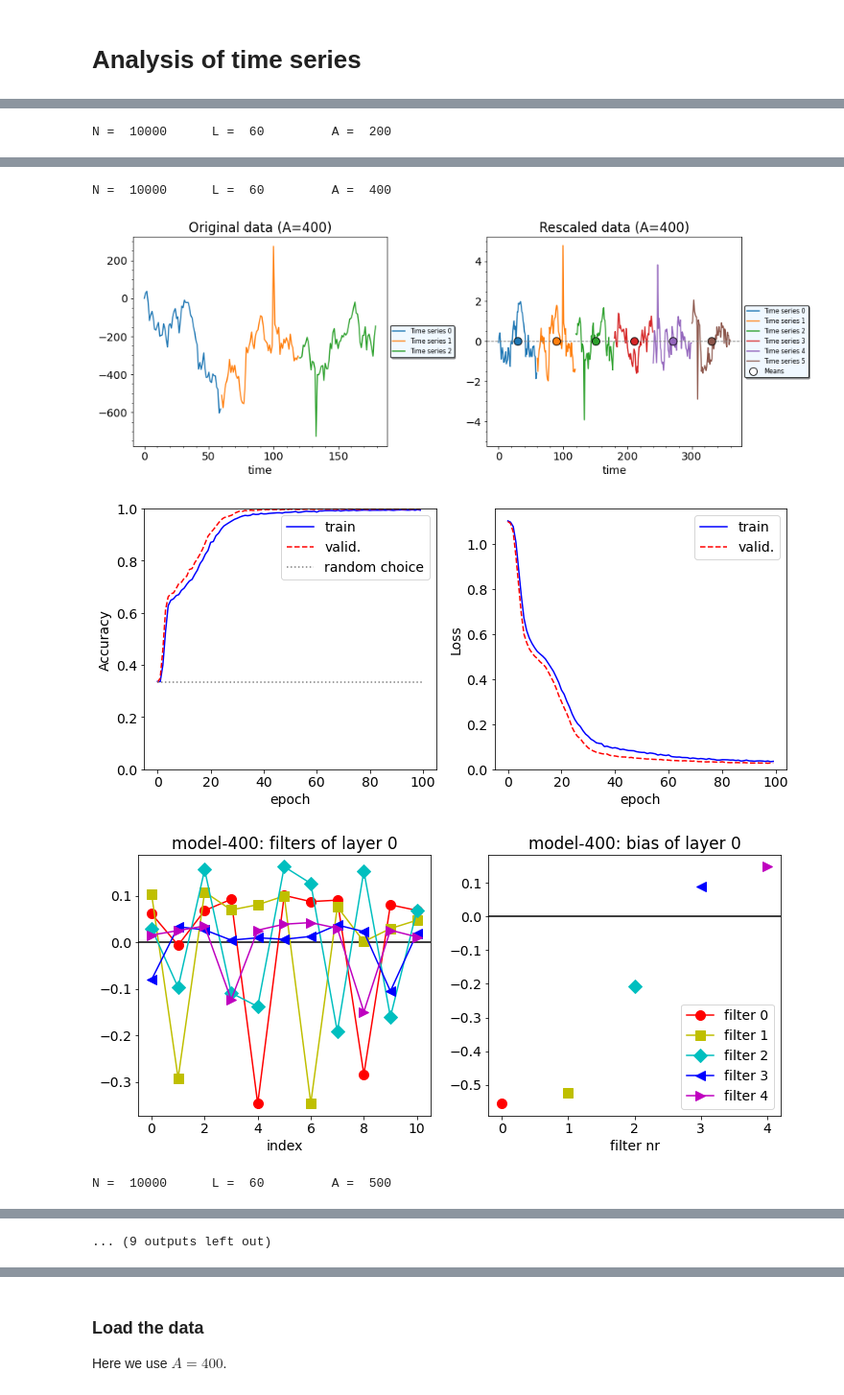
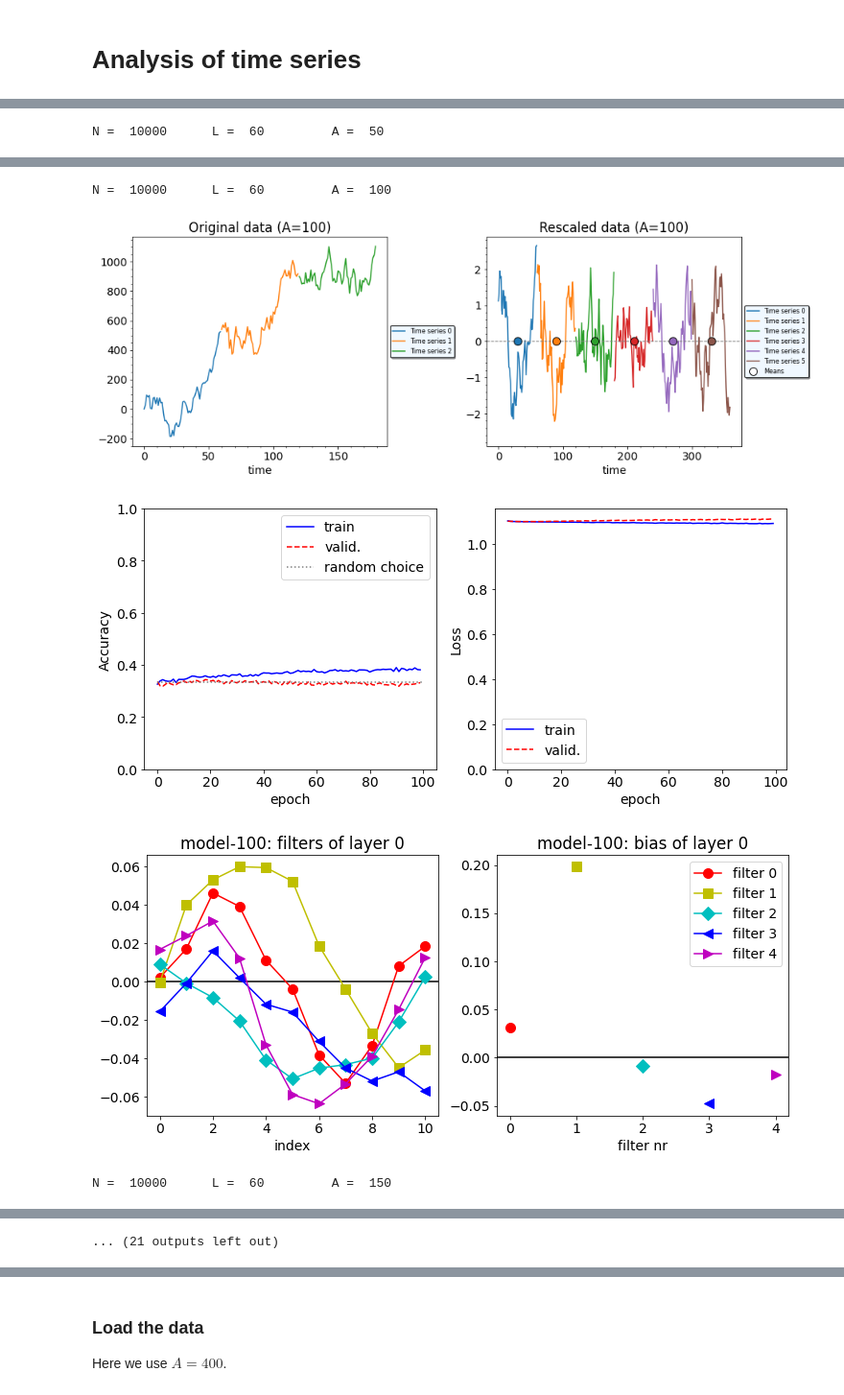
Before and after one commit to PaoloZinesi/ComputationalPhysics_modB, a Jupyter notebook: 03_CNN/analyze_time-series.ipynb, the cells around one changed output, grey strips where cells are left out. Shown at 96% size. Drawn from its saved outputs; the diff is of its cells as text; code cells hidden in the pictures.

```diff
--- a/03_CNN/analyze_time-series.ipynb
+++ b/03_CNN/analyze_time-series.ipynb
@@ -34,5 +44,5 @@ Study the performance of the CNN by varying the amplitude $A$ of the patterns wh
 # %%
-amp_vals = np.array([200, 400, 500, 600, 700])
+amp_vals = np.array([50, 100, 150, 200, 400, 500, 600, 700])
 df= pd.DataFrame(columns=['Amplitude', 'Training loss', 'Test loss', 'Training Accuracy', 'Test Accuracy'])
 
 for amplitude in amp_vals:
@@ -87,6 +97,7 @@ for amplitude in amp_vals:
     x_val = x_det[N_train:]
     y_val = y[N_train:]
     N_val = len(x_val)
+
     #print('N_train=',N_train,'  N_val=',N_val,'  L=',L,'  n_class=',n_class)
 
     #x_train=x_train.astype("float32")
@@ -118,7 +129,7 @@ for amplitude in amp_vals:
 
         #model.add(MaxPooling1D(3))
         model.add(AveragePooling1D(5))
-        model.add(Conv1D(filters=5, kernel_size=7,
+        model.add(Conv1D(filters=NF, kernel_size=7,
                         activation='relu'))
         model.add(Flatten())# To be sent to a normal neural network layer
         model.add(Dense(12, activation='relu'))
@@ -153,6 +164,6 @@ for amplitude in amp_vals:
                                      columns=df.columns)
                     ], ignore_index=True)
 
-display(df)
+display(df.round(8))
 # %% [output]
-N =  10000      L =  60         A =  200
+N =  10000      L =  60         A =  50
@@ -162,5 +173,5 @@ N =  10000      L =  60         A =  200
-N =  10000      L =  60         A =  400
+N =  10000      L =  60         A =  100
-[figure, old version]
+[figure, new version]
-[figure, old version]
+[figure, new version]
-[figure, old version]
+[figure, new version]
-N =  10000      L =  60         A =  500
+N =  10000      L =  60         A =  150
@@ -170 +181 @@ N =  10000      L =  60         A =  500
-... (9 outputs left out)
+... (21 outputs left out)
```
Also changed, not shown: parts of 25 cells of this notebook, 13 other files.
